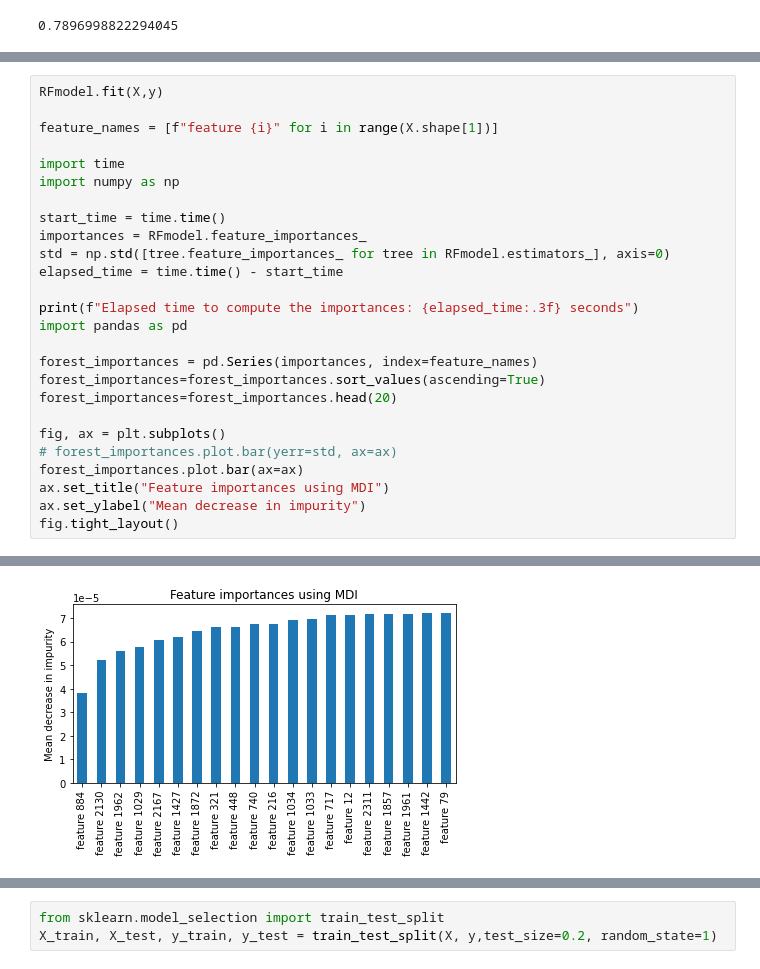
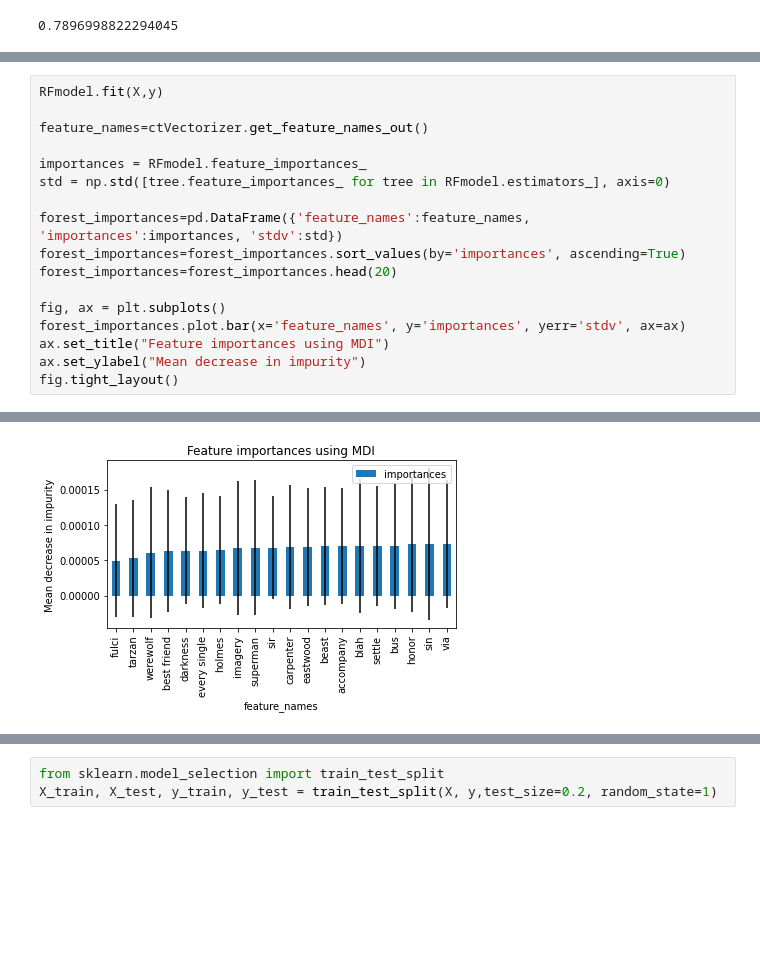
Before and after one commit to dakotarawlings/youtube_sentiment_analysis, a Jupyter notebook: model_building_nltk_TFIDF.ipynb, the cells around one changed output, grey strips where cells are left out. Saved outputs shown, nothing was run; the diff lists cells and outputs as text; blank space fills up the shorter version.

```diff
--- a/model_building_nltk_TFIDF.ipynb
+++ b/model_building_nltk_TFIDF.ipynb
@@ -144,26 +144,17 @@ print(np.mean(cross_val_score(RFmodel, X, y, cv=3)))
 # %%
 RFmodel.fit(X,y)
 
-feature_names = [f"feature {i}" for i in range(X.shape[1])]
+feature_names=ctVectorizer.get_feature_names_out()
 
-import time
-import numpy as np
-
-start_time = time.time()
 importances = RFmodel.feature_importances_
 std = np.std([tree.feature_importances_ for tree in RFmodel.estimators_], axis=0)
-elapsed_time = time.time() - start_time
 
-print(f"Elapsed time to compute the importances: {elapsed_time:.3f} seconds")
-import pandas as pd
-
-forest_importances = pd.Series(importances, index=feature_names)
-forest_importances=forest_importances.sort_values(ascending=True)
+forest_importances=pd.DataFrame({'feature_names':feature_names, 'importances':importances, 'stdv':std})
+forest_importances=forest_importances.sort_values(by='importances', ascending=True)
 forest_importances=forest_importances.head(20)
 
 fig, ax = plt.subplots()
-# forest_importances.plot.bar(yerr=std, ax=ax)
-forest_importances.plot.bar(ax=ax)
+forest_importances.plot.bar(x='feature_names', y='importances', yerr='stdv', ax=ax)
 ax.set_title("Feature importances using MDI")
 ax.set_ylabel("Mean decrease in impurity")
 fig.tight_layout()
@@ -172,4 +162,4 @@ Elapsed time to compute the importances: 0.069 seconds
-[figure, old version]
+[figure, new version]
 # %%
 from sklearn.svm import LinearSVC
 
```
Also changed, not shown: parts of 5 cells of this notebook, 9 other files.
